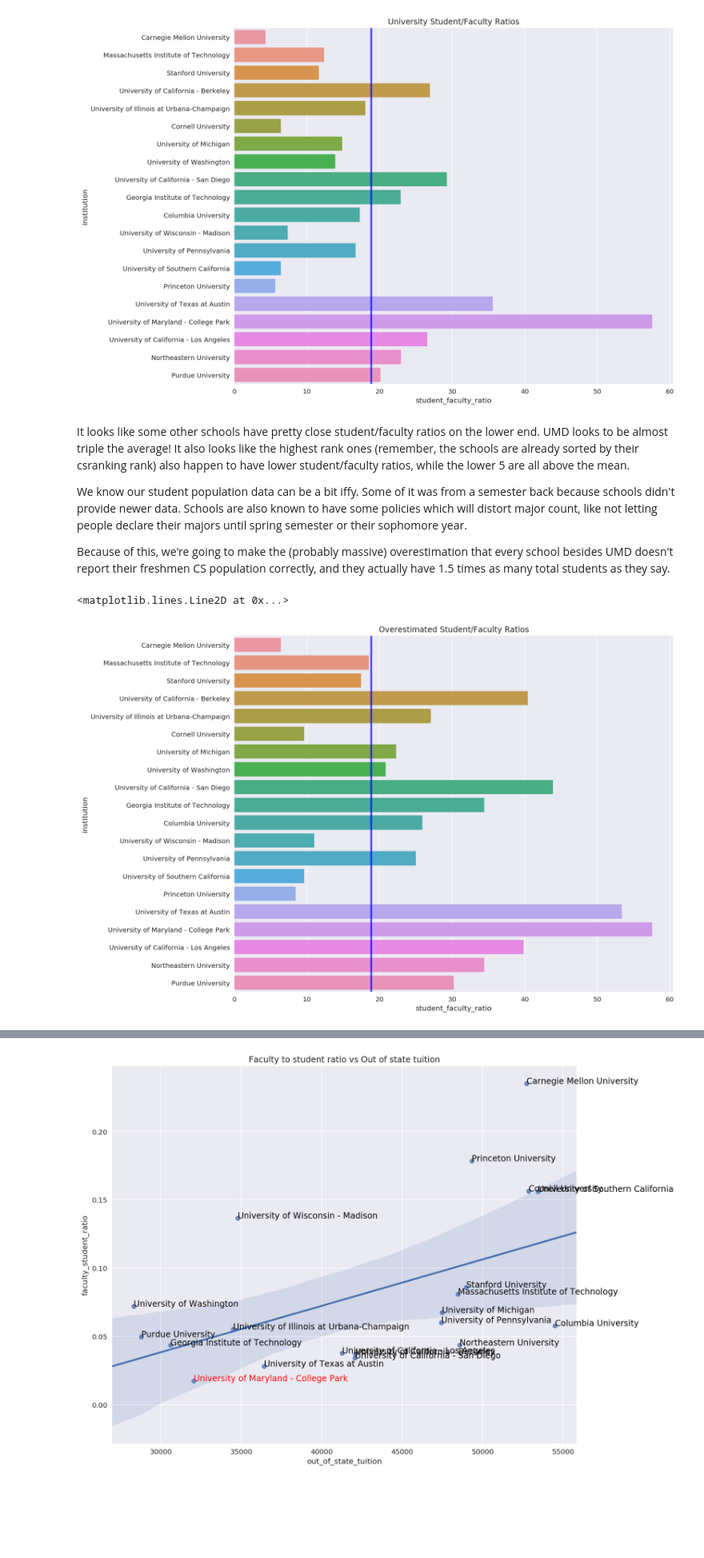
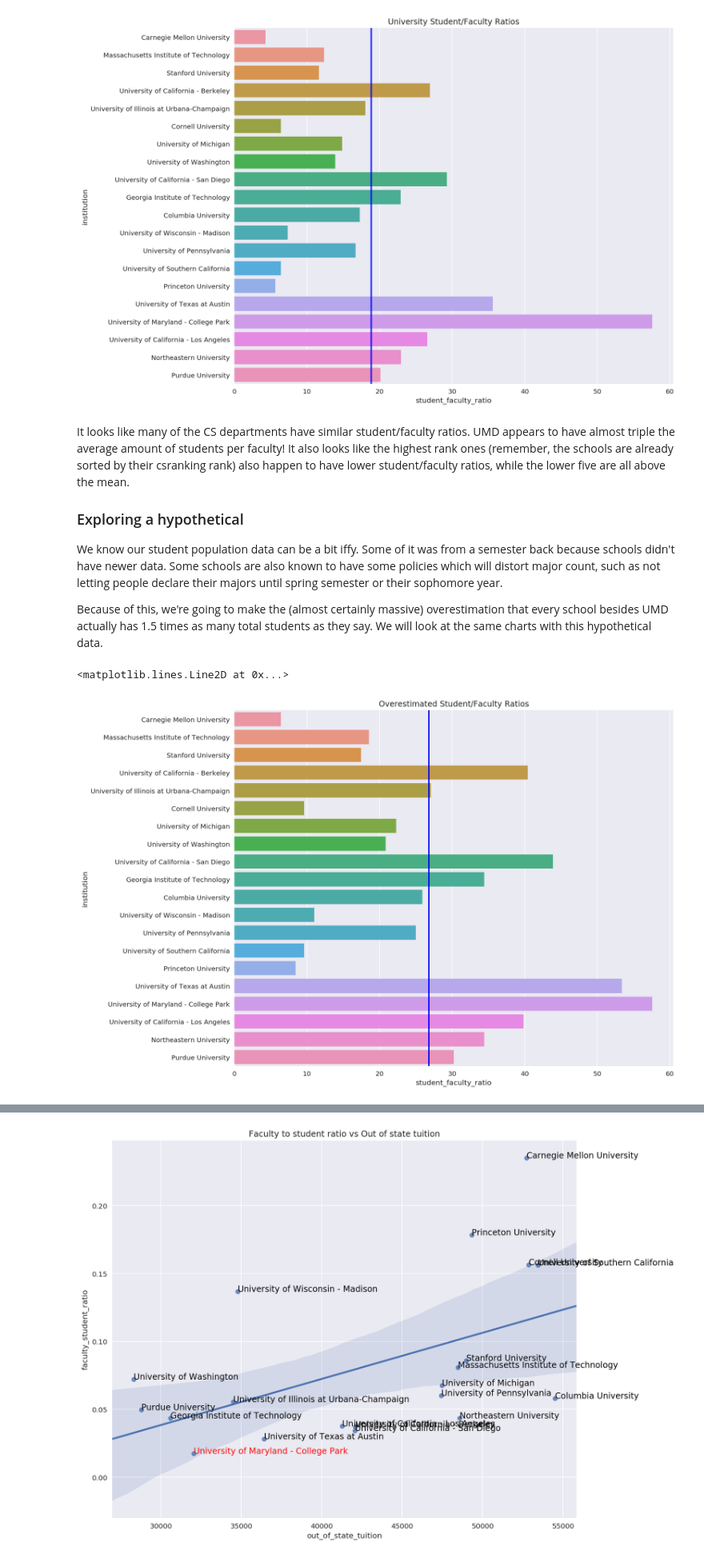
Before and after one commit to krixly/krixly.github.io, a Jupyter notebook: CS_undergrad_comparison.ipynb, the cells around one changed output, grey strips where cells are left out. Shown at 80% size. Drawn from its saved outputs; the diff is of its cells as text; code cells hidden in the pictures; blank space fills up the shorter version.

```diff
--- a/CS_undergrad_comparison.ipynb
+++ b/CS_undergrad_comparison.ipynb
@@ -242,25 +252,27 @@ ax.axvline(top_20["student_faculty_ratio"].mean(), color="blue", linewidth=2)
 <matplotlib.lines.Line2D at 0x...>
 [figure]
 # %% [markdown]
-It looks like some other schools have pretty close student/faculty ratios on the lower end. UMD looks to be almost triple the average! It also looks like the highest rank ones (remember, the schools are already sorted by their csranking rank) also happen to have lower student/faculty ratios, while the lower 5 are all above the mean.
+It looks like many of the CS departments have similar student/faculty ratios. UMD appears to have almost triple the average amount of students per faculty! It also looks like the highest rank ones (remember, the schools are already sorted by their csranking rank) also happen to have lower student/faculty ratios, while the lower five are all above the mean.
 
-We know our student population data can be a bit iffy. Some of it was from a semester back because schools didn't provide newer data. Schools are also known to have some policies which will distort major count, like not letting people declare their majors until spring semester or their sophomore year.
+### Exploring a hypothetical
+We know our student population data can be a bit iffy. Some of it was from a semester back because schools didn't have newer data. Some schools are also known to have some policies which will distort major count, such as not letting people declare their majors until spring semester or their sophomore year.
 
-Because of this, we're going to make the (probably massive) overestimation that every school besides UMD doesn't report their freshmen CS population correctly, and they actually have 1.5 times as many total students as they say.
+Because of this, we're going to make the (almost certainly massive) overestimation that every school besides UMD
+actually has 1.5 times as many total students as they say. We will look at the same charts with this hypothetical data.
 # %%
-top_20_freshmen = top_20.copy()
+top_20_hypothetical = top_20.copy()
 # multiplying the population counts by 1.5
-top_20_freshmen["new_count"] = top_20_freshmen["undergraduate_pop"]*1.5
+top_20_hypothetical["new_count"] = top_20_hypothetical["undergraduate_pop"]*1.5
 # replacing UMD's new count with the old count
-top_20_freshmen["new_count"].replace(to_replace=4663.5, value = 3109, inplace=True)
+top_20_hypothetical["new_count"].replace(to_replace=4663.5, value = 3109, inplace=True)
 # calculating student/faculty ratio
-top_20_freshmen["student_faculty_ratio"] = top_20_freshmen["new_count"]/top_20_freshmen["faculty_count"]
+top_20_hypothetical["student_faculty_ratio"] = top_20_hypothetical["new_count"]/top_20_hypothetical["faculty_count"]
 fig, ax = plt.subplots()
 plt.title("Overestimated Student/Faculty Ratios")
-fig = sns.barplot(y=top_20_freshmen["institution"], x=top_20_freshmen["student_faculty_ratio"])
+fig = sns.barplot(y=top_20_hypothetical["institution"], x=top_20_hypothetical["student_faculty_ratio"])
 # adding a verticle line for the mean ratio
-ax.axvline(top_20["student_faculty_ratio"].mean(), color="blue", linewidth=2)
+ax.axvline(top_20_hypothetical["student_faculty_ratio"].mean(), color="blue", linewidth=2)
 # %% [output]
 <matplotlib.lines.Line2D at 0x...>
-[figure, old version]
+[figure, new version]
 # %% [markdown]
```
Also changed, not shown: parts of 39 cells of this notebook.
